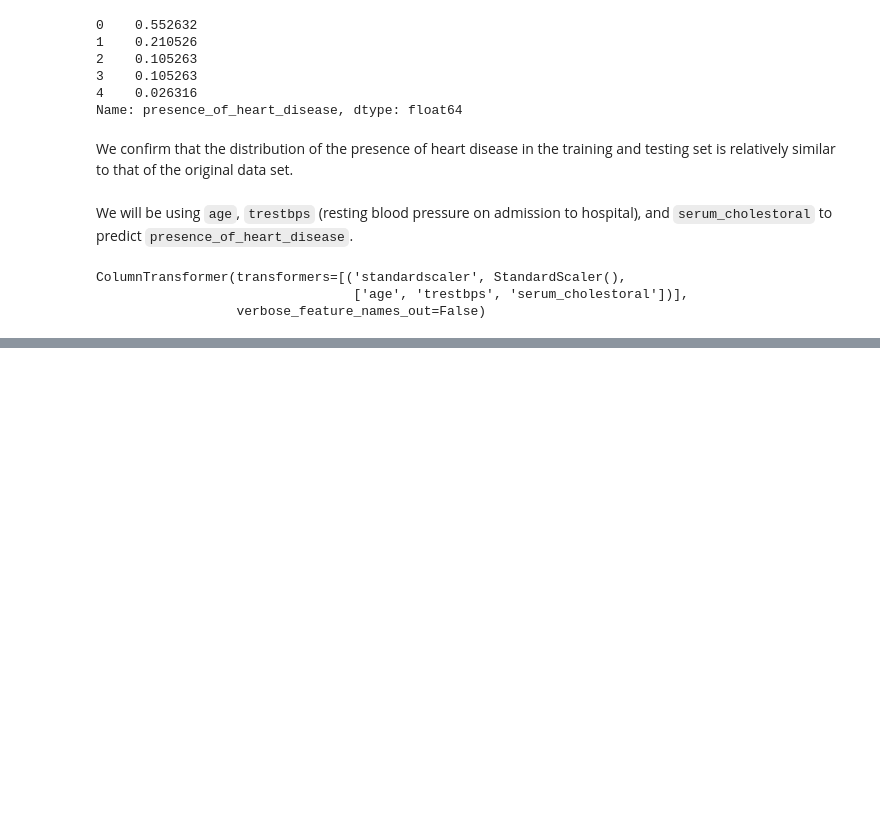
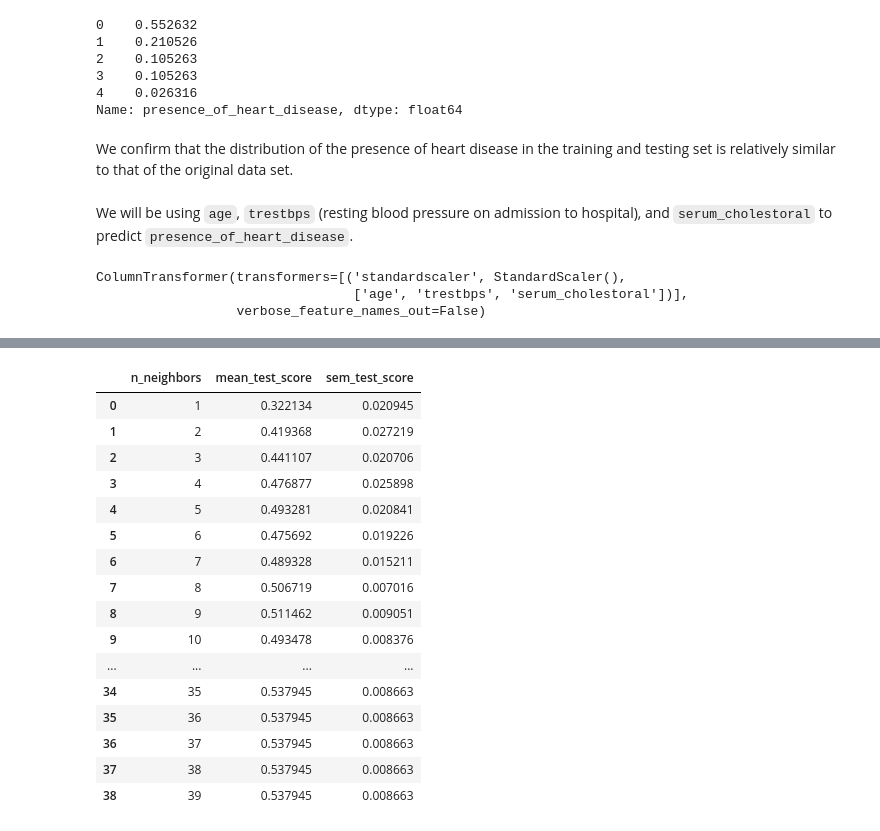
Before and after one commit to PolMrt/dsci100-group31, a Jupyter notebook: code file.ipynb, the cells around one changed output, grey strips where cells are left out. Cells and saved outputs as stored; diff of their text form; code cells hidden in the pictures; blank space fills up the shorter version.

Commit message:
Created estimated accuracy verses neighbors plot
- made column transformer
- made pipeline
- made parameter grid
- made accuracies grid
- plotted accuracies (NEED FIXING)

```diff
--- a/code file.ipynb
+++ b/code file.ipynb
@@ -173,3 +170,7 @@ heart_preprocessor
 ColumnTransformer(transformers=[('standardscaler', StandardScaler(),
                                  ['age', 'trestbps', 'serum_cholestoral'])],
                   verbose_feature_names_out=False)
+# %%
+# performing cross validation to select the best K value
+knn = KNeighborsClassifier()
+heart_tune_pipe = make_pipeline(heart_preprocessor, knn)
@@ -175,0 +197,19 @@ ColumnTransformer(transformers=[('standardscaler', StandardScaler(),
+# %%
+parameter_grid = {
+    "kneighborsclassifier__n_neighbors": range(1, 40, 1),
+}
+
+heart_tune_grid = GridSearchCV(
+    estimator = heart_tune_pipe,
+    param_grid = parameter_grid,
+    cv=10
+)
+# %%
+accuracies_grid = pd.DataFrame(
+    heart_tune_grid.fit(
+        heart_train[["age", "trestbps", "serum_cholestoral"]],
+        heart_train["presence_of_heart_disease"]
+    ).cv_results_
+)
+
+accuracies_grid.info()
@@ -175,0 +234,31 @@ ColumnTransformer(transformers=[('standardscaler', StandardScaler(),
+# %%
+accuracies_grid = (
+    accuracies_grid[[
+        "param_kneighborsclassifier__n_neighbors",
+        "mean_test_score",
+        "std_test_score"
+    ]]
+    .assign(sem_test_score=accuracies_grid["std_test_score"] / 10**(1/2))
+    .rename(columns={"param_kneighborsclassifier__n_neighbors": "n_neighbors"})
+    .drop(columns=["std_test_score"])
+)
+
+accuracies_grid
+# %% [output]
+|  | n_neighbors | mean_test_score | sem_test_score |
+| 0 | 1 | 0.322134 | 0.020945 |
+| 1 | 2 | 0.419368 | 0.027219 |
+| 2 | 3 | 0.441107 | 0.020706 |
+| 3 | 4 | 0.476877 | 0.025898 |
+| 4 | 5 | 0.493281 | 0.020841 |
+| 5 | 6 | 0.475692 | 0.019226 |
+| 6 | 7 | 0.489328 | 0.015211 |
+| 7 | 8 | 0.506719 | 0.007016 |
+| 8 | 9 | 0.511462 | 0.009051 |
+| 9 | 10 | 0.493478 | 0.008376 |
+| ... | ... | ... | ... |
+| 34 | 35 | 0.537945 | 0.008663 |
+| 35 | 36 | 0.537945 | 0.008663 |
+| 36 | 37 | 0.537945 | 0.008663 |
+| 37 | 38 | 0.537945 | 0.008663 |
+| 38 | 39 | 0.537945 | 0.008663 |
```
Also changed, not shown: parts of 6 cells of this notebook, 1 other file.
